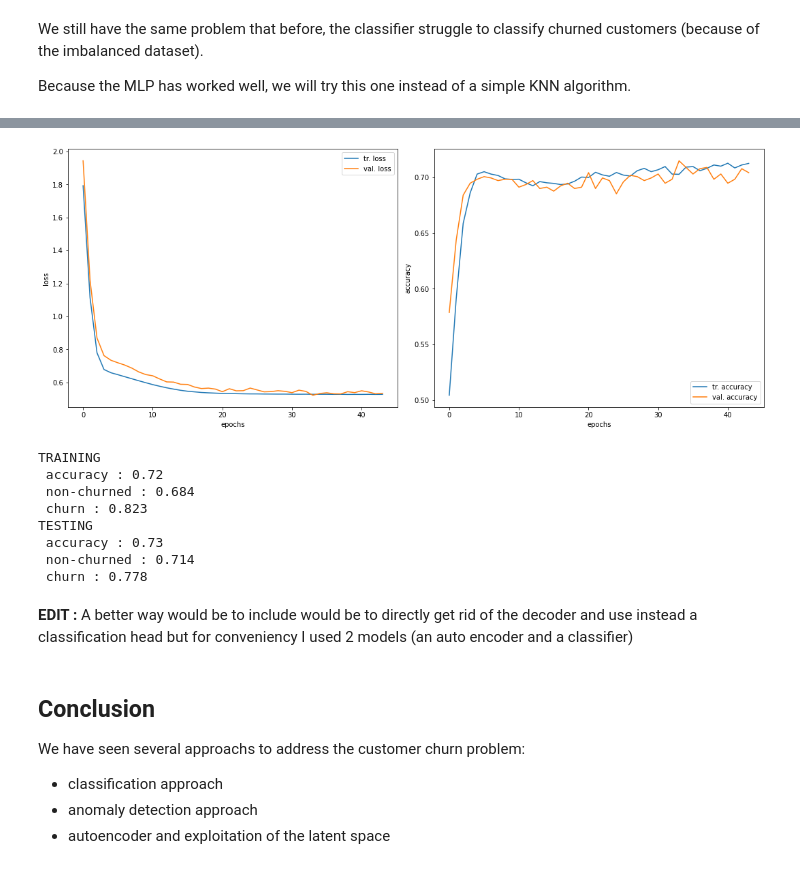
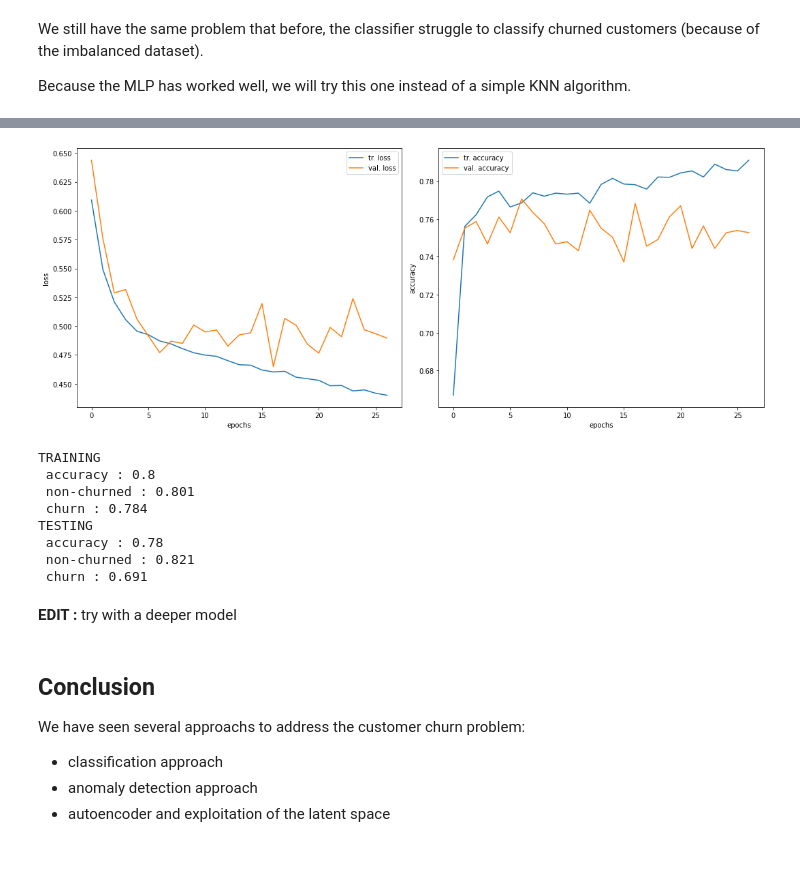
Before and after one commit to CorentinMAG/customer_churn, a Jupyter notebook: customer_churn.ipynb, the cells around one changed output, grey strips where cells are left out. Cells and saved outputs as stored; diff of their text form; code cells hidden in the pictures.

Commit message:
add simple cost model + oneshot encoder_classifier

```diff
--- a/customer_churn.ipynb
+++ b/customer_churn.ipynb
@@ -580,9 +577,9 @@ First of all, we have to tackle the problem of the imbalanced dataset. So, we wi
 counts = df['Churn'].value_counts(normalize = True)
 total = counts[0] + counts[1]
 
-# Scaling by total/2 helps keep the loss to a similar magnitude.
-weight_churn = (1 / counts[1]) * (total) / 2.0
-weight_non_churn = (1 / counts[0]) * (total) / 2.0
+# Scaling by 2 helps keep the loss to a similar magnitude.
+weight_churn = 1 / (counts[1] * 2)
+weight_non_churn = 1 / (counts[0] * 2)
 
 class_weight = {0: weight_non_churn, 1: weight_churn}
 # %%
@@ -1220,15 +1229,12 @@ We still have the same problem that before, the classifier struggle to classify
 
 Because the MLP has worked well, we will try this one instead of a simple KNN algorithm.
 # %%
-# we have to change the input shape because we are working
-# with the latent space
-input_shape = x_tr_encoded.shape[1]
-nn_lat = func.build_classifier(input_shape = input_shape, hidden = [])
-history_lat = nn_lat.fit(x_tr_encoded, Y_tr, validation_data = (x_vl_encoded, Y_vl),
-                         callbacks = cb,
-                         batch_size = BATCH_SIZE,
-                         epochs = EPOCHS,
-                         verbose = 1,
-                         class_weight = class_weight)
+classifier = func.build_autoencoder(input_shape = input_shape,hidden = [30, 15, 2], classification = True, hidden_layers = [10])
+history_classifier = classifier.fit(X_tr, Y_tr, validation_data = (X_vl, Y_vl),
+                                   callbacks = cb,
+                                   batch_size = BATCH_SIZE,
+                                   epochs = EPOCHS,
+                                   verbose = 1,
+                                   class_weight = class_weight)
 # %% [output]
 Epoch 1/100
@@ -1251,3 +1257,3 @@ Epoch 44/100
 # %%
-func.plot_training_history(history_lat)
+func.plot_training_history(history_classifier)
 # %% [output]
@@ -1255,21 +1261,21 @@ final loss : 0.5278 (training), 0.5228 (validation)
-[figure, old version]
+[figure, new version]
 # %%
-tr_nn_lat_score, tr_nn_lat_metric = func.compute_metric(x_tr_encoded, Y_tr, nn_lat)
-ts_nn_lat_score, ts_nn_lat_metric = func.compute_metric(x_ts_encoded, Y_ts, nn_lat)
+tr_nn_lat_score, tr_nn_lat_metric = func.compute_metric(X_tr, Y_tr, classifier)
+ts_nn_lat_score, ts_nn_lat_metric = func.compute_metric(X_ts, Y_ts, classifier)
 
 print(f'TRAINING \n accuracy : {tr_nn_lat_metric} \n non-churned : {tr_nn_lat_score[0]:.3f} \n churn : {tr_nn_lat_score[1]:.3f}')
 print(f'TESTING \n accuracy : {ts_nn_lat_metric}\n non-churned : {ts_nn_lat_score[0]:.3f} \n churn : {ts_nn_lat_score[1]:.3f} ')
 # %% [output]
 TRAINING
- accuracy : 0.72
- non-churned : 0.684
- churn : 0.823
+ accuracy : 0.8
+ non-churned : 0.801
+ churn : 0.784
 TESTING
- accuracy : 0.73
- non-churned : 0.714
- churn : 0.778
+ accuracy : 0.78
+ non-churned : 0.821
+ churn : 0.691
-# %% [markdown]
-**EDIT :** A better way would be to include would be to directly get rid of the decoder and use instead a classification head but for conveniency I used 2 models (an auto encoder and a classifier)
+# %% [markdown]
+**EDIT :** try with a deeper model
 # %% [markdown]
 ## Conclusion
 
```
Also changed, not shown: parts of 37 cells of this notebook, 1 other file.
